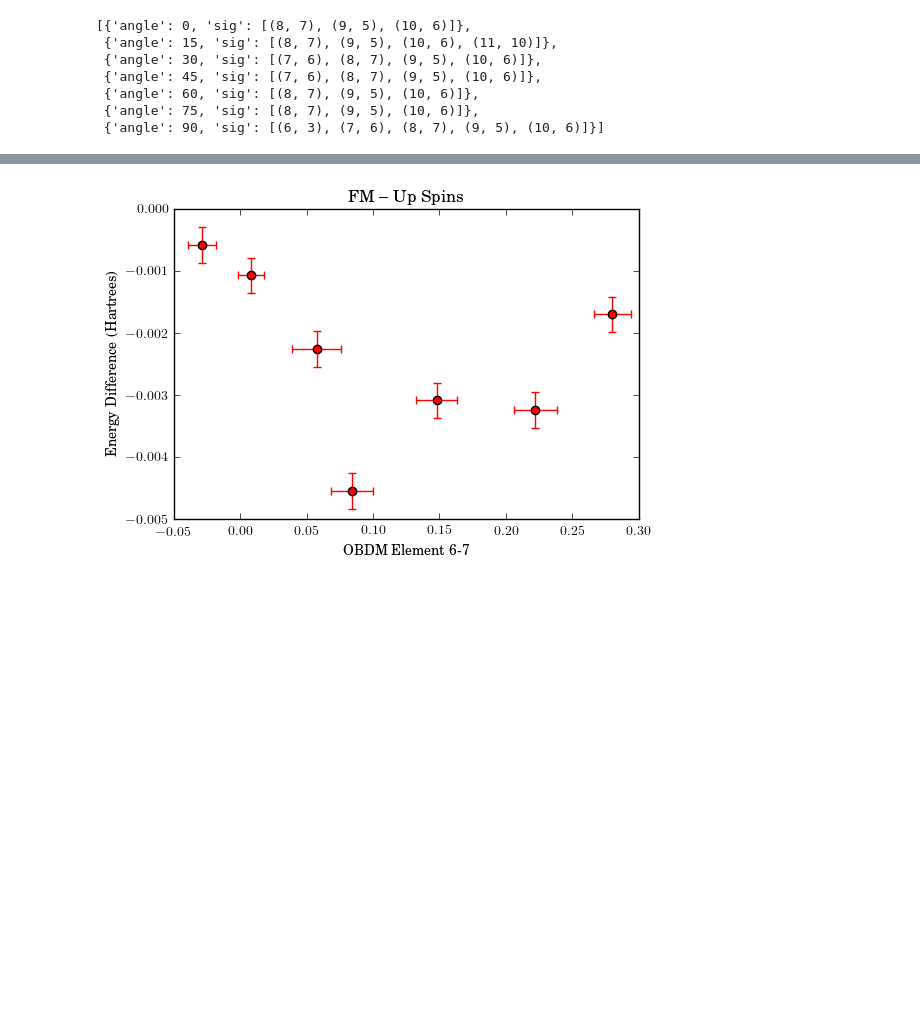
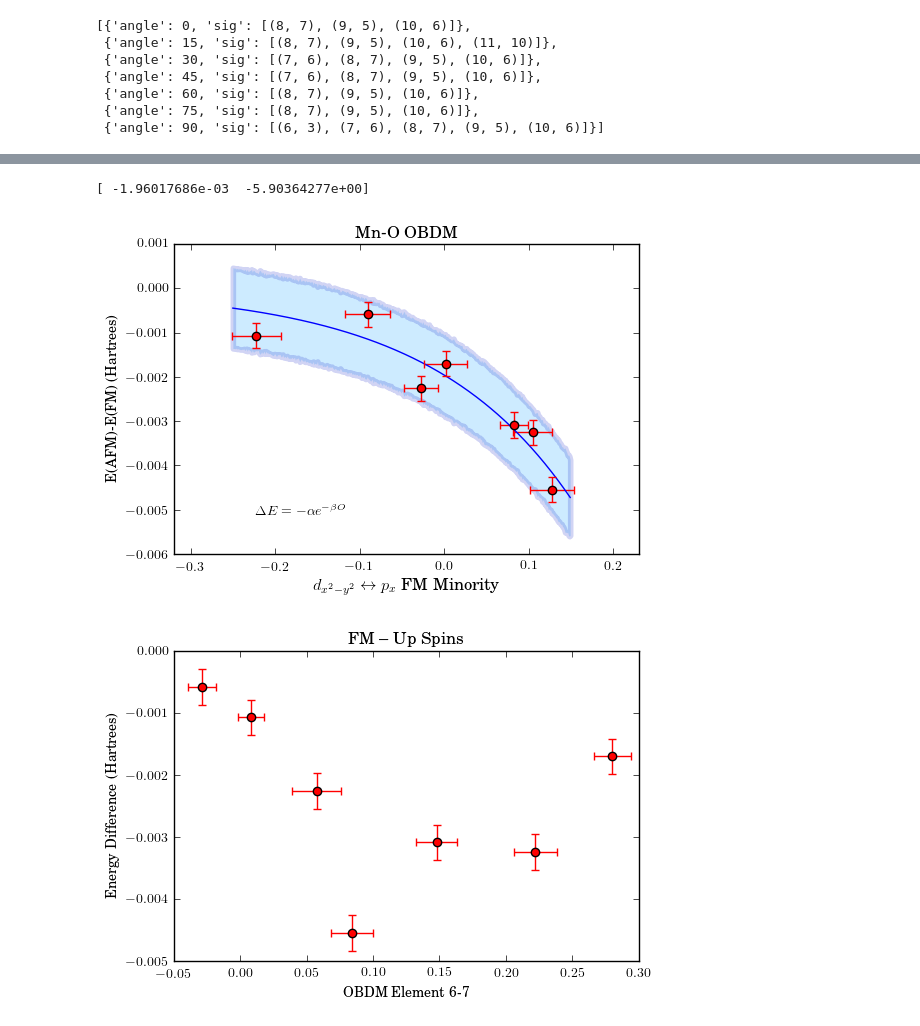
Before and after one commit to WagnerGroup/OriginMagnetism, a Jupyter notebook: Molecules/OBDM/obdmanalysis.ipynb, the cells around one changed output, grey strips where cells are left out. Saved outputs shown, nothing was run; the diff lists cells and outputs as text; code cells hidden in the pictures; blank space fills up the shorter version.

```diff
--- a/Molecules/OBDM/obdmanalysis.ipynb
+++ b/Molecules/OBDM/obdmanalysis.ipynb
@@ -188,3 +187,38 @@ plt.show()
+# %%
+check = fd[0]
+obdmelem = []
+obdmerr = []
+for i in range(7):
+    obdmelem.append(check[i]['value'])
+    obdmerr.append(check[i]['err'])
+obdmelem = np.asarray(obdmelem)
+obdmerr = np.asarray(obdmerr)
+inds = obdmelem.argsort()
+sortedErr =obdmerr[inds]
+sortedobdm = np.sort(obdmelem)
+sortedDiff = diff[inds]
+sortedDiffErr = errdiff[inds]
+
+popt, pcov = curve_fit(func, sortedobdm, sortedDiff, [29,0.0002])
+x=np.arange(-0.25, 0.15, .001)
+print(popt)
+y= popt[0]*exp(-popt[1]*x)#+popt[2]
+error = np.random.normal(0.0009, 0.00002, size=y.shape)
+plt.fill_between(x, y-error, y+error,    alpha=0.2, edgecolor='#1B2ACC', facecolor='#089FFF',
+    linewidth=4, antialiased=True)
+plt.plot(x, y)
+plt.text(-0.17, -0.005,r'$\Delta E = -\alpha e^{-\beta O}$', horizontalalignment='center',
+     verticalalignment='center')
+
+plt.errorbar(sortedobdm,sortedDiff,xerr=sortedErr,yerr=sortedDiffErr,marker='o',color='r',mew=1,linestyle='None')
+plt.ylabel('E(AFM)-E(FM) (Hartrees)')
+plt.xlabel(r'$d_{x^2-y^2} \leftrightarrow p_x$ FM Minority',size=12)
+plt.title('Mn-O OBDM')
+plt.xlim(-.32, 0.23)
+plt.show()
+# %% [output]
+[ -1.96017686e-03  -5.90364277e+00]
+[figure, added]
 # %%
 check = fu[0]
 obdmelem = []
```
Also changed, not shown: parts of 6 cells of this notebook.
